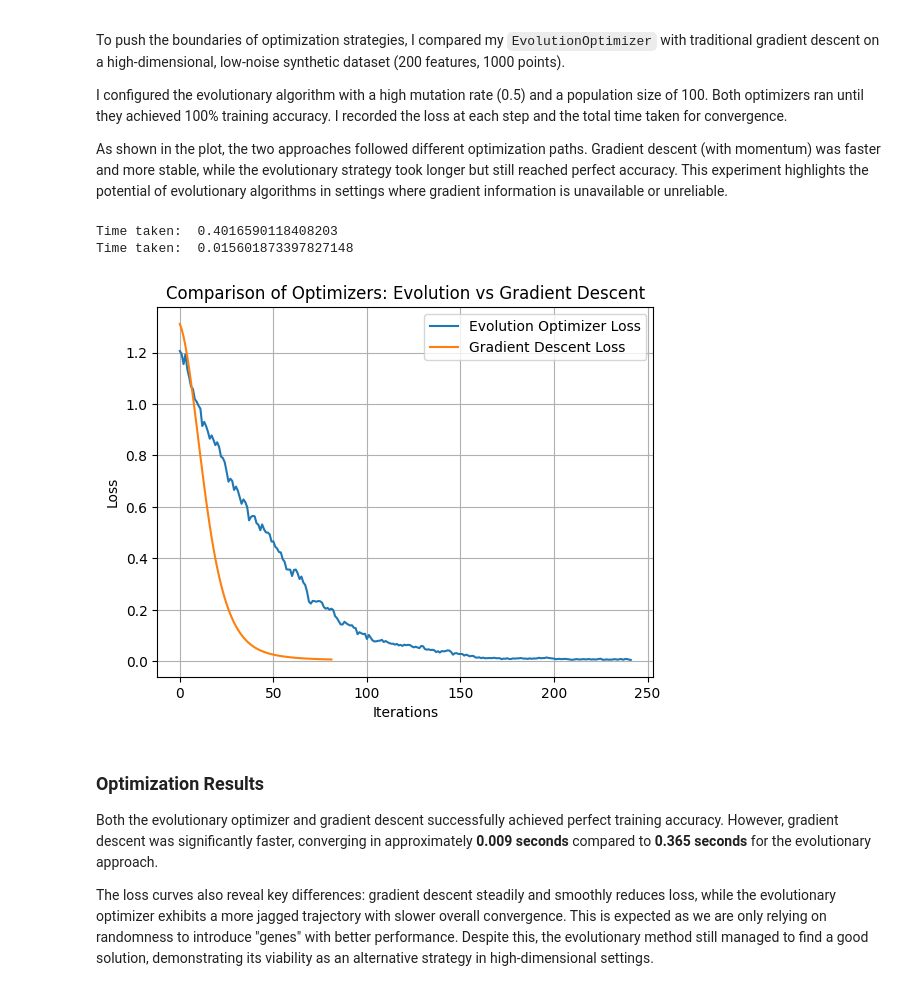
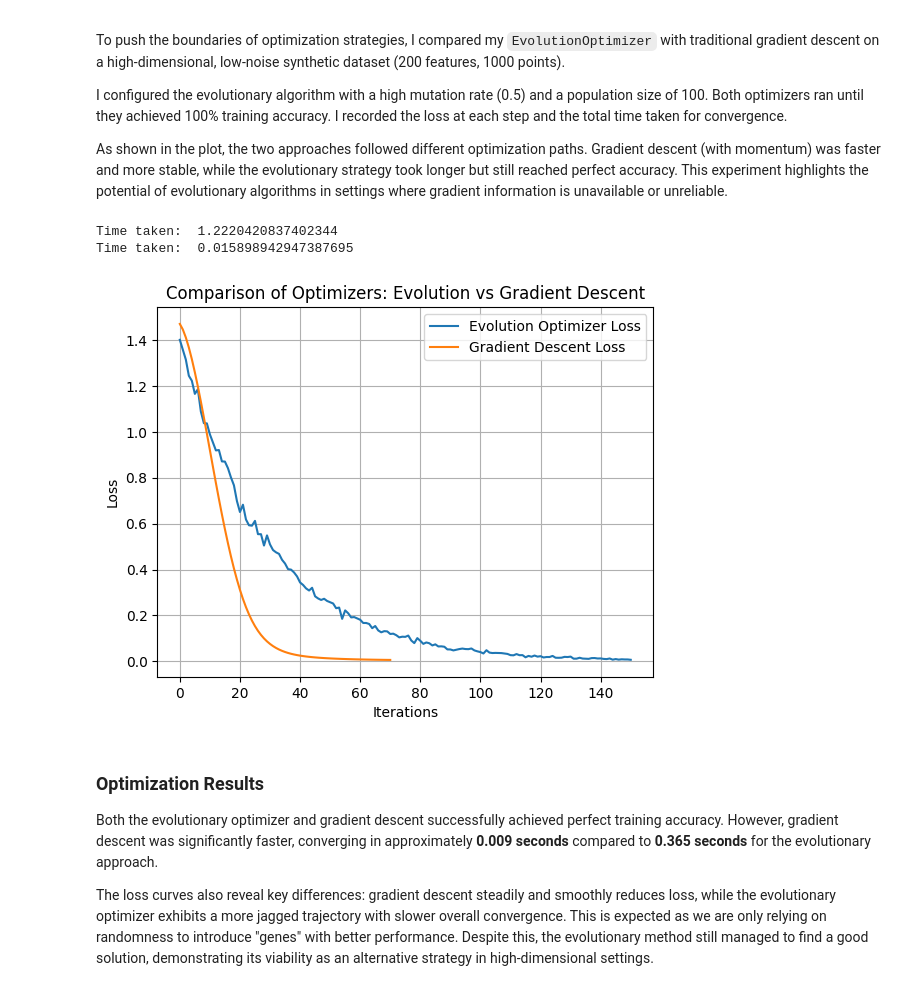
Before and after one commit to yahyarahhawi/yahyarahhawi.github.io, a Jupyter notebook: posts/Implementing-logistic-regression/SGD.ipynb, the cells around one changed output. Cells and saved outputs as stored; diff of their text form; code cells hidden in the pictures.

```diff
--- a/posts/Implementing-logistic-regression/SGD.ipynb
+++ b/posts/Implementing-logistic-regression/SGD.ipynb
@@ -278,37 +278,37 @@ As shown in the plot, the two approaches followed different optimization paths.
 # %%
 X, y = classification_data(p_dims=200, noise=0.8, n_points=1000)
 LR = LogisticRegression()
 opt = EvolutionOptimizer(LR)
 opt.set_mutation(0.5)
-opt.set_population_size(20)
+opt.set_population_size(100)
 losses = []
 start = time.time()
 while accuracy(LR, X, y) < 1:
     opt.step(X, y)
     losses.append(LR.loss(X, y).item())
 print("Time taken: ", time.time() - start)
 
 
 LR2 = LogisticRegression()
 opt2 = GradientDescentOptimizer(LR2)
 losses2 = []
 start = time.time()
 while accuracy(LR2, X, y) < 1:
     opt2.step(X, y, alpha=0.1, beta=0.9)
     losses2.append(LR2.loss(X, y).item())
 print("Time taken: ", time.time() - start)
 plt.plot(losses, label="Evolution Optimizer Loss")
 plt.plot(losses2, label="Gradient Descent Loss")
 plt.xlabel("Iterations")
 plt.ylabel("Loss")
 plt.title("Comparison of Optimizers: Evolution vs Gradient Descent")
 plt.legend()
 plt.grid(True)
 plt.show()
 # %% [output]
-Time taken:  0.4016590118408203
-Time taken:  0.015601873397827148
+Time taken:  1.2220420837402344
+Time taken:  0.015898942947387695
-[figure, old version]
+[figure, new version]
 # %% [markdown]
 ### Optimization Results
 
```
Also changed, not shown: parts of 1 cell of this notebook, 6 other files.
